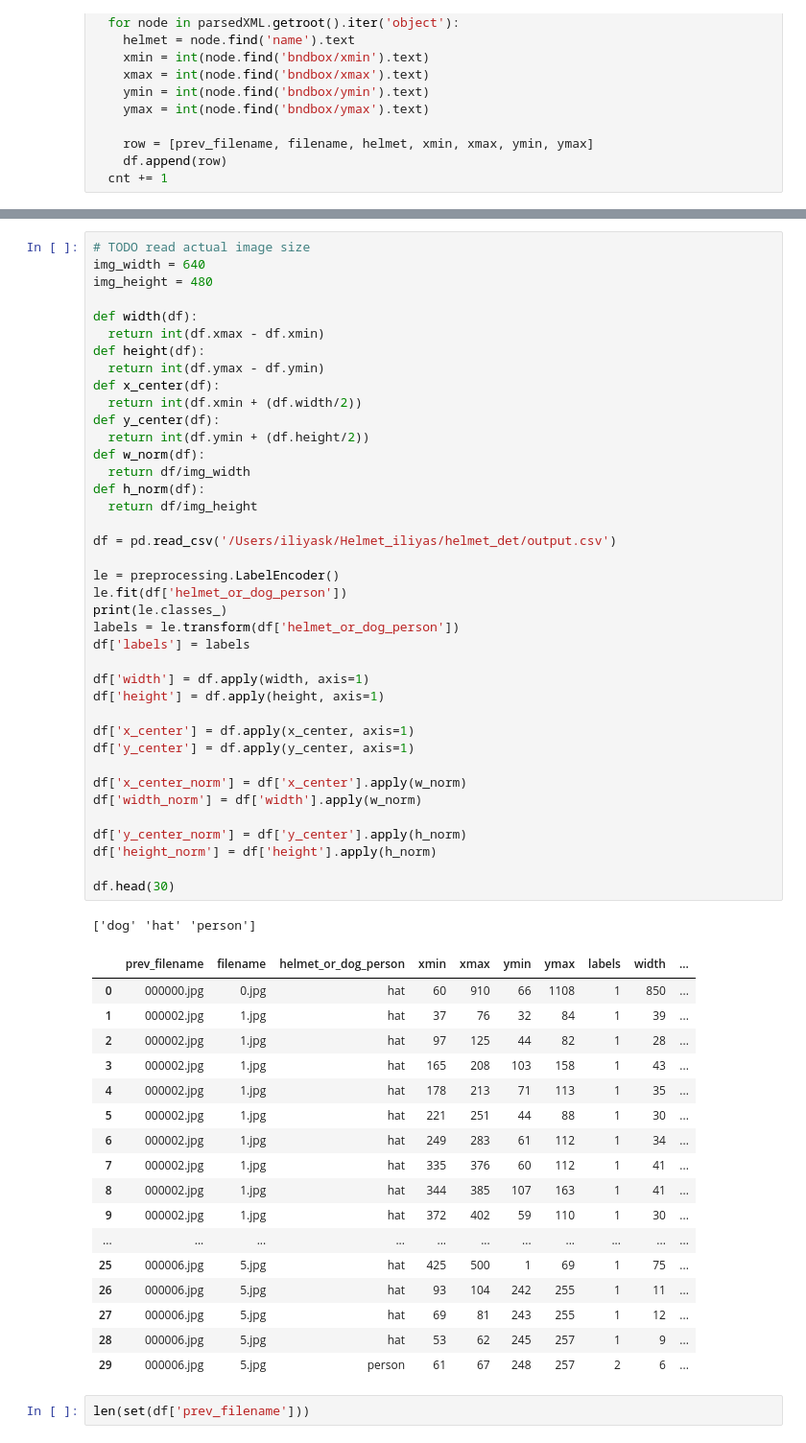
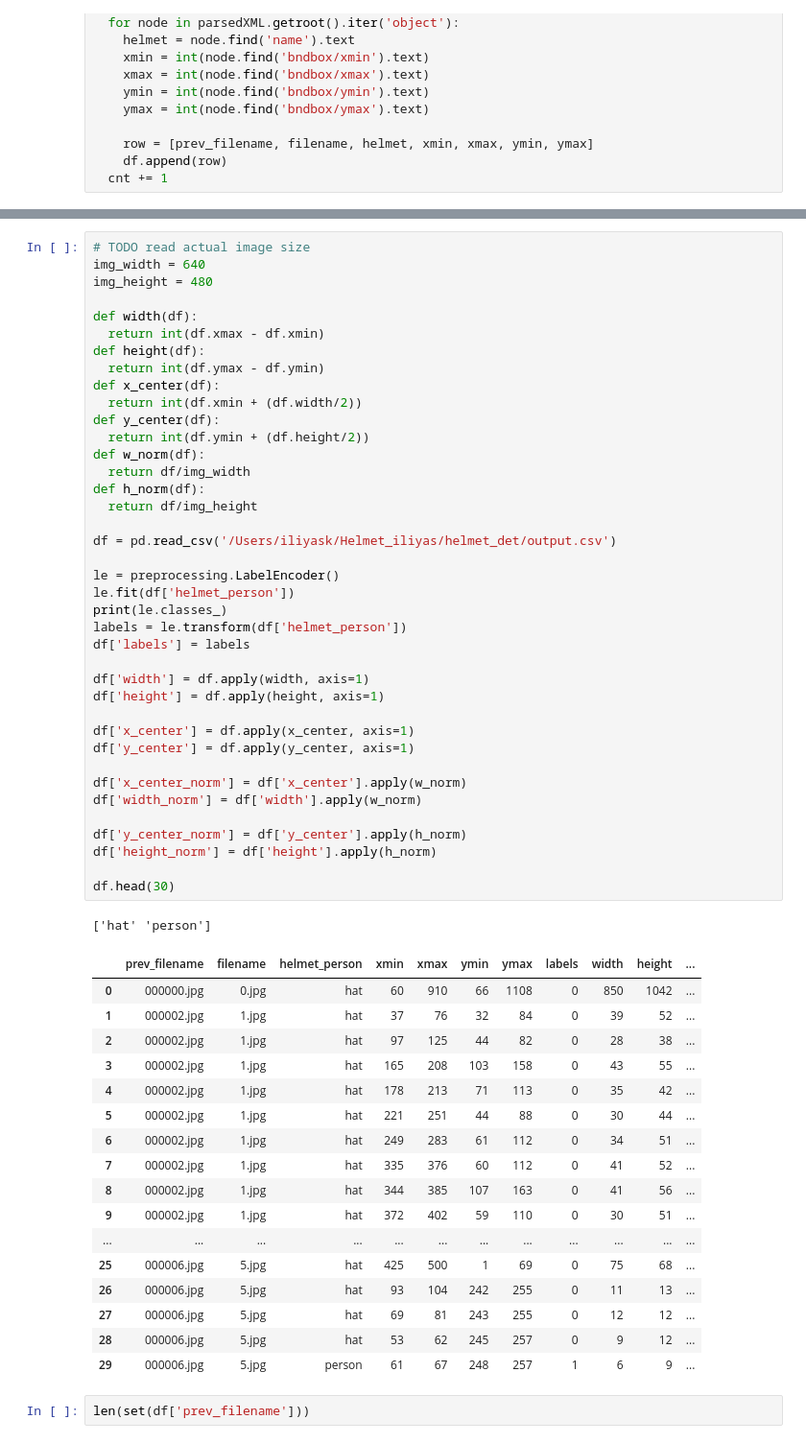
Before and after one commit to Nsayre/helmet_det, a Jupyter notebook: helmet_ik.ipynb, the cells around one changed output, grey strips where cells are left out. Shown at 96% size. Saved outputs shown, nothing was run; the diff lists cells and outputs as text.

```diff
--- a/helmet_ik.ipynb
+++ b/helmet_ik.ipynb
@@ -74,53 +73,53 @@ def height(df):
   return int(df.ymax - df.ymin)
 def x_center(df):
   return int(df.xmin + (df.width/2))
 def y_center(df):
   return int(df.ymin + (df.height/2))
 def w_norm(df):
   return df/img_width
 def h_norm(df):
   return df/img_height
 
 df = pd.read_csv('/Users/iliyask/Helmet_iliyas/helmet_det/output.csv')
 
 le = preprocessing.LabelEncoder()
-le.fit(df['helmet_or_dog_person'])
+le.fit(df['helmet_person'])
 print(le.classes_)
-labels = le.transform(df['helmet_or_dog_person'])
+labels = le.transform(df['helmet_person'])
 df['labels'] = labels
 
 df['width'] = df.apply(width, axis=1)
 df['height'] = df.apply(height, axis=1)
 
 df['x_center'] = df.apply(x_center, axis=1)
 df['y_center'] = df.apply(y_center, axis=1)
 
 df['x_center_norm'] = df['x_center'].apply(w_norm)
 df['width_norm'] = df['width'].apply(w_norm)
 
 df['y_center_norm'] = df['y_center'].apply(h_norm)
 df['height_norm'] = df['height'].apply(h_norm)
 
 df.head(30)
 # %% [output]
-['dog' 'hat' 'person']
+['hat' 'person']
-|  | prev_filename | filename | helmet_or_dog_person | xmin | xmax | ymin | ymax | labels | width | ... |
-| 0 | 000000.jpg | 0.jpg | hat | 60 | 910 | 66 | 1108 | 1 | 850 | ... |
-| 1 | 000002.jpg | 1.jpg | hat | 37 | 76 | 32 | 84 | 1 | 39 | ... |
-| 2 | 000002.jpg | 1.jpg | hat | 97 | 125 | 44 | 82 | 1 | 28 | ... |
-| 3 | 000002.jpg | 1.jpg | hat | 165 | 208 | 103 | 158 | 1 | 43 | ... |
-| 4 | 000002.jpg | 1.jpg | hat | 178 | 213 | 71 | 113 | 1 | 35 | ... |
-| 5 | 000002.jpg | 1.jpg | hat | 221 | 251 | 44 | 88 | 1 | 30 | ... |
-| 6 | 000002.jpg | 1.jpg | hat | 249 | 283 | 61 | 112 | 1 | 34 | ... |
-| 7 | 000002.jpg | 1.jpg | hat | 335 | 376 | 60 | 112 | 1 | 41 | ... |
-| 8 | 000002.jpg | 1.jpg | hat | 344 | 385 | 107 | 163 | 1 | 41 | ... |
-| 9 | 000002.jpg | 1.jpg | hat | 372 | 402 | 59 | 110 | 1 | 30 | ... |
-| ... | ... | ... | ... | ... | ... | ... | ... | ... | ... | ... |
-| 25 | 000006.jpg | 5.jpg | hat | 425 | 500 | 1 | 69 | 1 | 75 | ... |
-| 26 | 000006.jpg | 5.jpg | hat | 93 | 104 | 242 | 255 | 1 | 11 | ... |
-| 27 | 000006.jpg | 5.jpg | hat | 69 | 81 | 243 | 255 | 1 | 12 | ... |
-| 28 | 000006.jpg | 5.jpg | hat | 53 | 62 | 245 | 257 | 1 | 9 | ... |
-| 29 | 000006.jpg | 5.jpg | person | 61 | 67 | 248 | 257 | 2 | 6 | ... |
+|  | prev_filename | filename | helmet_person | xmin | xmax | ymin | ymax | labels | width | height | ... |
+| 0 | 000000.jpg | 0.jpg | hat | 60 | 910 | 66 | 1108 | 0 | 850 | 1042 | ... |
+| 1 | 000002.jpg | 1.jpg | hat | 37 | 76 | 32 | 84 | 0 | 39 | 52 | ... |
+| 2 | 000002.jpg | 1.jpg | hat | 97 | 125 | 44 | 82 | 0 | 28 | 38 | ... |
+| 3 | 000002.jpg | 1.jpg | hat | 165 | 208 | 103 | 158 | 0 | 43 | 55 | ... |
+| 4 | 000002.jpg | 1.jpg | hat | 178 | 213 | 71 | 113 | 0 | 35 | 42 | ... |
+| 5 | 000002.jpg | 1.jpg | hat | 221 | 251 | 44 | 88 | 0 | 30 | 44 | ... |
+| 6 | 000002.jpg | 1.jpg | hat | 249 | 283 | 61 | 112 | 0 | 34 | 51 | ... |
+| 7 | 000002.jpg | 1.jpg | hat | 335 | 376 | 60 | 112 | 0 | 41 | 52 | ... |
+| 8 | 000002.jpg | 1.jpg | hat | 344 | 385 | 107 | 163 | 0 | 41 | 56 | ... |
+| 9 | 000002.jpg | 1.jpg | hat | 372 | 402 | 59 | 110 | 0 | 30 | 51 | ... |
+| ... | ... | ... | ... | ... | ... | ... | ... | ... | ... | ... | ... |
+| 25 | 000006.jpg | 5.jpg | hat | 425 | 500 | 1 | 69 | 0 | 75 | 68 | ... |
+| 26 | 000006.jpg | 5.jpg | hat | 93 | 104 | 242 | 255 | 0 | 11 | 13 | ... |
+| 27 | 000006.jpg | 5.jpg | hat | 69 | 81 | 243 | 255 | 0 | 12 | 12 | ... |
+| 28 | 000006.jpg | 5.jpg | hat | 53 | 62 | 245 | 257 | 0 | 9 | 12 | ... |
+| 29 | 000006.jpg | 5.jpg | person | 61 | 67 | 248 | 257 | 1 | 6 | 9 | ... |
 # %%
 len(set(df['prev_filename']))
 # %% [output]
```
Also changed, not shown: parts of 11 cells of this notebook.
